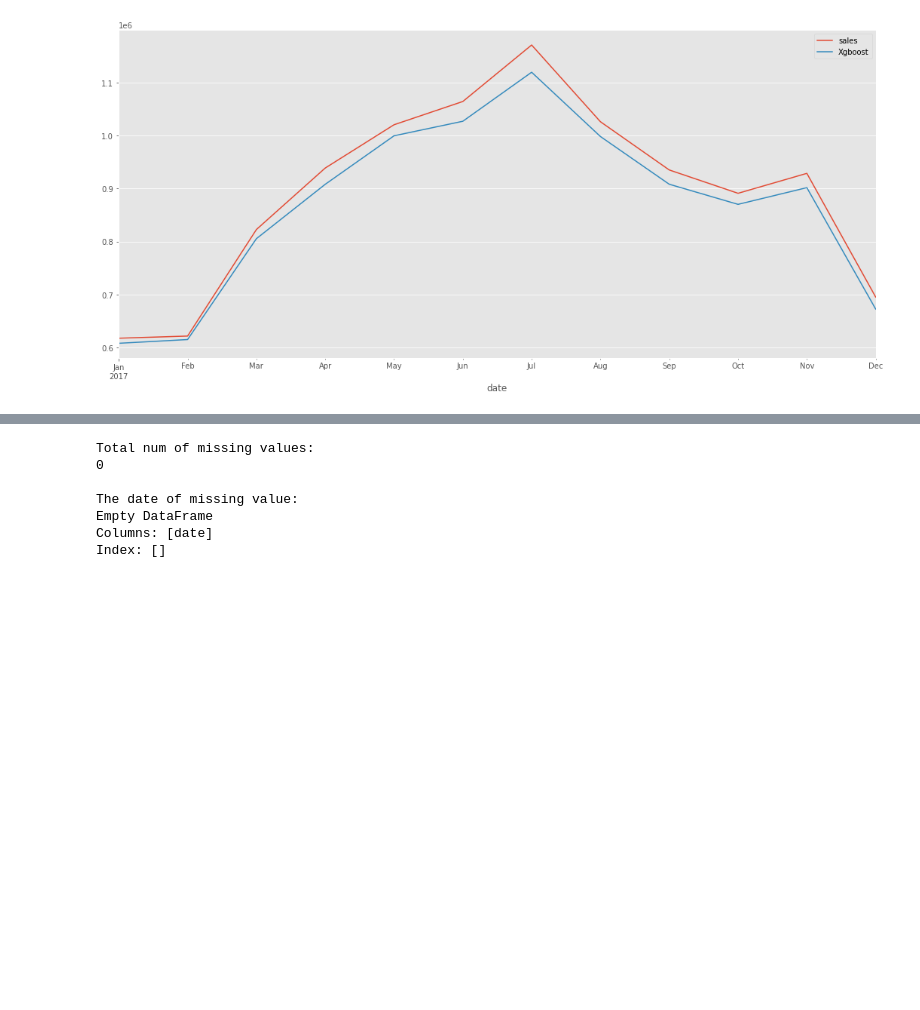
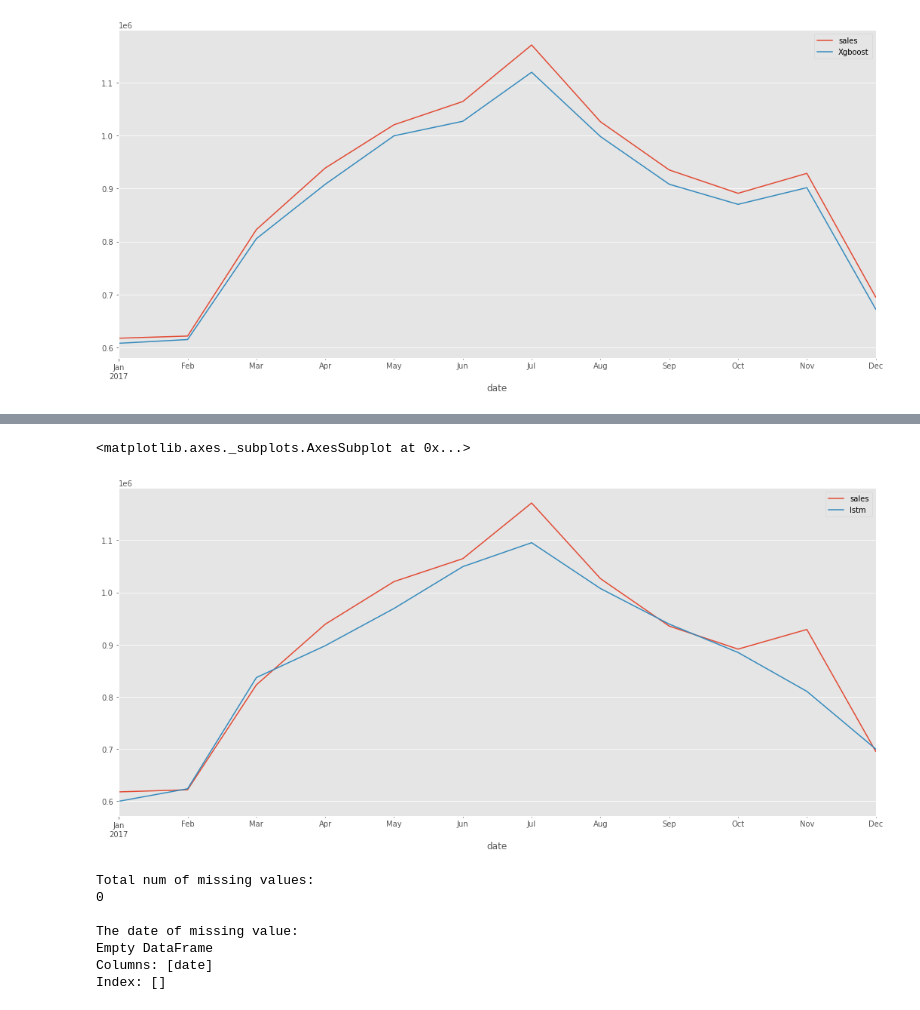
Before and after one commit to MinHyeok-lee1/University-projects, a Jupyter notebook: REAL_FINAL_TEST.ipynb, the cells around one changed output, grey strips where cells are left out. Drawn from its saved outputs; the diff is of its cells as text; code cells hidden in the pictures; blank space fills up the shorter version.

```diff
--- a/REAL_FINAL_TEST.ipynb
+++ b/REAL_FINAL_TEST.ipynb
@@ -319,3 +362,37 @@ result_xgboost.plot()
+# %%
+# 3) LSTM
+# LSTM 학습을 위해 3차원 배열로 X값을 변형
+train_x = np.array(Xgboost_train_x).reshape(Xgboost_train_x.shape[0], Xgboost_train_x.shape[1], 1)
+test_x = np.array(Xgboost_test_x).reshape(Xgboost_test_x.shape[0], Xgboost_test_x.shape[1], 1)
+
+# input shape에 전처리된 train_x의 형태를 넣는다
+# 20%로 Drop-out 했다
+model = keras.Sequential()
+model.add(keras.layers.LSTM(units=128,input_shape=(train_x.shape[1], train_x.shape[2])))
+model.add(keras.layers.Dropout(rate=0.2))
+model.add(keras.layers.Dense(units=1))
+model.compile(loss='mean_squared_error', optimizer='adam')
+
+# 10개의 batch로 100번 epoch 함
+history = model.fit(train_x, Xgboost_train_y, validation_split=0.1, batch_size=10, epochs=100)
+
+pd.DataFrame.from_dict(history.history).plot()
+
+# 테스트 데이터 중 특정 store/item 데이터를 추출
+df1 = Xgboost_test_x
+test_x = np.array(df1).reshape(df1.shape[0], df1.shape[1], 1)
+result = model.predict(test_x)
+
+# plot_future(Xgboost, 'Xgboost', Xgboost_test_y)
+result_xgboost = pd.concat([Xgboost_test_orig.reset_index(), pd.DataFrame(result, columns=['lstm'])], axis=1, ignore_index=False)
+result_xgboost = result_xgboost.groupby(['date']).sum()
+result_xgboost = result_xgboost.loc[:, ['sales', 'lstm']]
+result_xgboost
+
+result_xgboost.plot()
+# %% [output]
+<matplotlib.axes._subplots.AxesSubplot at 0x...>
+[figure, added]
 # %%
 # train_data = salesbymonth_train.reset_index()
 # test_data= salesbymonth_test.reset_index()
```
Also changed, not shown: parts of 11 cells of this notebook.
